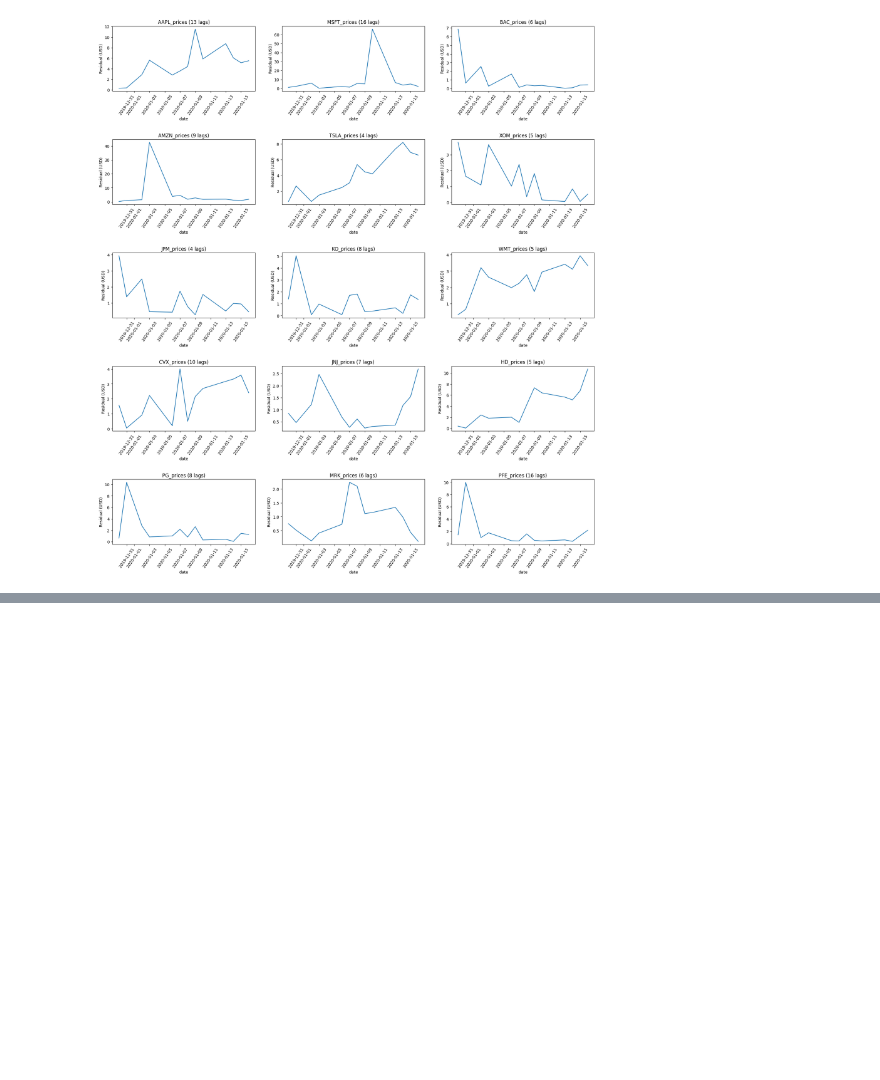
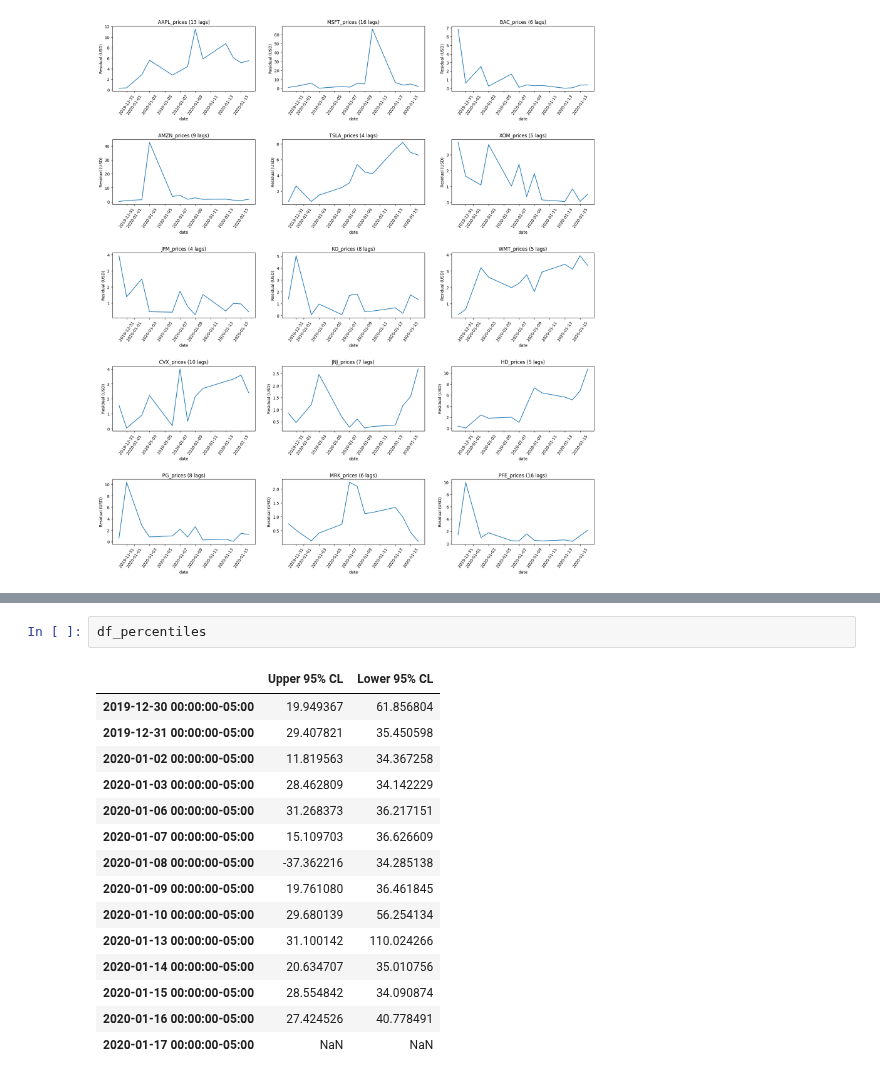
Before and after one commit to DerkNiessink/Project_SDA, a Jupyter notebook: src/Combined Stock Sentiment.ipynb, the cells around one changed output, grey strips where cells are left out. Drawn from its saved outputs; the diff is of its cells as text; blank space fills up the shorter version.

```diff
--- a/src/Combined Stock Sentiment.ipynb
+++ b/src/Combined Stock Sentiment.ipynb
@@ -649,0 +637,18 @@ plt.show()
+# %%
+df_percentiles
+# %% [output]
+|  | Upper 95% CL | Lower 95% CL |
+| 2019-12-30 00:00:00-05:00 | 19.949367 | 61.856804 |
+| 2019-12-31 00:00:00-05:00 | 29.407821 | 35.450598 |
+| 2020-01-02 00:00:00-05:00 | 11.819563 | 34.367258 |
+| 2020-01-03 00:00:00-05:00 | 28.462809 | 34.142229 |
+| 2020-01-06 00:00:00-05:00 | 31.268373 | 36.217151 |
+| 2020-01-07 00:00:00-05:00 | 15.109703 | 36.626609 |
+| 2020-01-08 00:00:00-05:00 | -37.362216 | 34.285138 |
+| 2020-01-09 00:00:00-05:00 | 19.761080 | 36.461845 |
+| 2020-01-10 00:00:00-05:00 | 29.680139 | 56.254134 |
+| 2020-01-13 00:00:00-05:00 | 31.100142 | 110.024266 |
+| 2020-01-14 00:00:00-05:00 | 20.634707 | 35.010756 |
+| 2020-01-15 00:00:00-05:00 | 28.554842 | 34.090874 |
+| 2020-01-16 00:00:00-05:00 | 27.424526 | 40.778491 |
+| 2020-01-17 00:00:00-05:00 | NaN | NaN |
```
Also changed, not shown: parts of 10 cells of this notebook.
